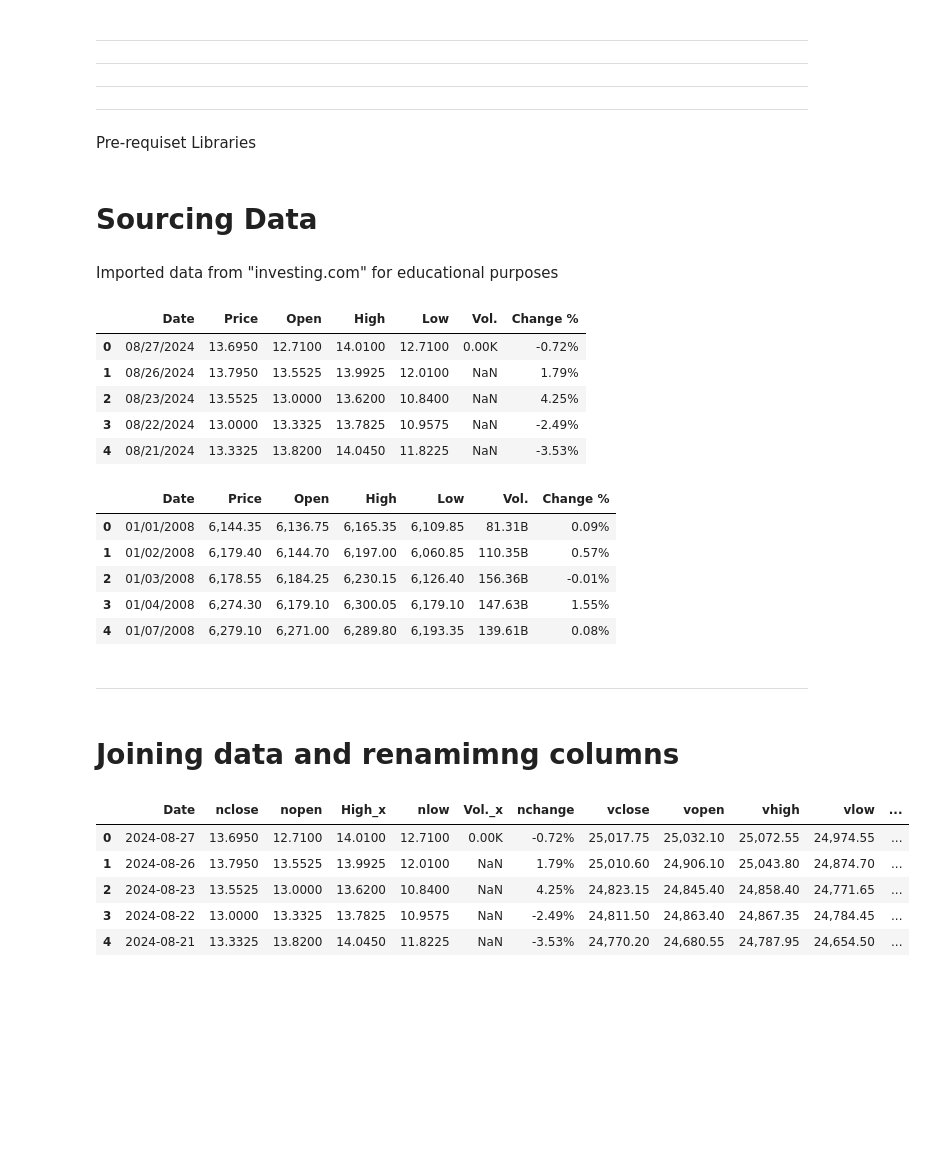
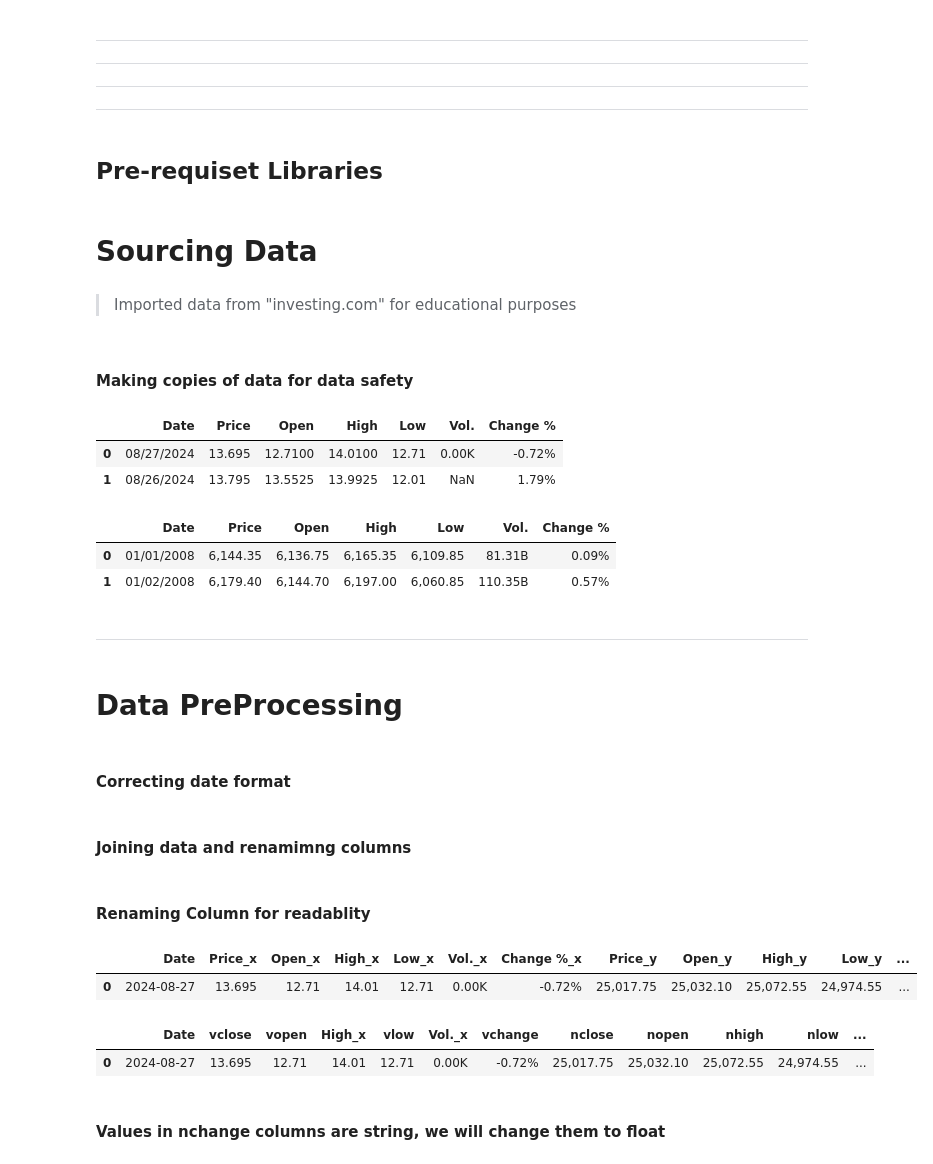
Before and after one commit to albertodavincishekhawat/IndiaVIXanalysis, a Jupyter notebook: AnalysingIndiaVIXdata.ipynb, the cells around one changed output. Saved outputs shown, nothing was run; the diff lists cells and outputs as text; code cells hidden in the pictures; blank space fills up the shorter version.

Commit message:
started with data cleaning

```diff
--- a/AnalysingIndiaVIXdata.ipynb
+++ b/AnalysingIndiaVIXdata.ipynb
@@ -38,52 +36,50 @@ Analyse data in two time frames by analysing
 ---
 ---
 # %% [markdown]
-Pre-requiset Libraries
+## Pre-requiset Libraries
 # %%
 import pandas as pd # type: ignore
 # %% [markdown]
 # Sourcing Data
 # %% [markdown]
-Imported data from "investing.com" for educational purposes
+>Imported data from "investing.com" for educational purposes
+# %% [markdown]
+#### Making copies of data for data safety
 # %%
-df1 = pd.read_csv(r'C:\Users\ALIE-n-WARE\Desktop\IndiaVIXanalysis\Data\India VIX Historical Data.csv')
-df1.head()
+data1 = pd.read_csv(r'C:\Users\ALIE-n-WARE\Desktop\IndiaVIXanalysis\Data\India VIX Historical Data.csv')
+df1 = data1.copy()
+df1.head(2)
 # %% [output]
 |  | Date | Price | Open | High | Low | Vol. | Change % |
-| 0 | 08/27/2024 | 13.6950 | 12.7100 | 14.0100 | 12.7100 | 0.00K | -0.72% |
-| 1 | 08/26/2024 | 13.7950 | 13.5525 | 13.9925 | 12.0100 | NaN | 1.79% |
-| 2 | 08/23/2024 | 13.5525 | 13.0000 | 13.6200 | 10.8400 | NaN | 4.25% |
-| 3 | 08/22/2024 | 13.0000 | 13.3325 | 13.7825 | 10.9575 | NaN | -2.49% |
-| 4 | 08/21/2024 | 13.3325 | 13.8200 | 14.0450 | 11.8225 | NaN | -3.53% |
+| 0 | 08/27/2024 | 13.695 | 12.7100 | 14.0100 | 12.71 | 0.00K | -0.72% |
+| 1 | 08/26/2024 | 13.795 | 13.5525 | 13.9925 | 12.01 | NaN | 1.79% |
 # %%
-df2 = pd.read_csv(r'C:\Users\ALIE-n-WARE\Desktop\IndiaVIXanalysis\Data\Nifty 50 Historical Data.csv')
-df2.head()
+data2 = pd.read_csv(r'C:\Users\ALIE-n-WARE\Desktop\IndiaVIXanalysis\Data\Nifty 50 Historical Data.csv')
+df2 = data2.copy()
+df2.head(2)
 # %% [output]
 |  | Date | Price | Open | High | Low | Vol. | Change % |
 | 0 | 01/01/2008 | 6,144.35 | 6,136.75 | 6,165.35 | 6,109.85 | 81.31B | 0.09% |
 | 1 | 01/02/2008 | 6,179.40 | 6,144.70 | 6,197.00 | 6,060.85 | 110.35B | 0.57% |
-| 2 | 01/03/2008 | 6,178.55 | 6,184.25 | 6,230.15 | 6,126.40 | 156.36B | -0.01% |
-| 3 | 01/04/2008 | 6,274.30 | 6,179.10 | 6,300.05 | 6,179.10 | 147.63B | 1.55% |
-| 4 | 01/07/2008 | 6,279.10 | 6,271.00 | 6,289.80 | 6,193.35 | 139.61B | 0.08% |
 # %% [markdown]
 ---
-# %% [markdown]
-# Joining data and renamimng columns
+# %% [markdown]
+# Data PreProcessing
+# %% [markdown]
+#### Correcting date format
 # %%
 # Convert 'date' columns to datetime if they are not already
 df1['Date'] = pd.to_datetime(df1['Date'])
 df2['Date'] = pd.to_datetime(df2['Date'])
+# %% [markdown]
+#### Joining data and renamimng columns
 # %%
 # Merge DataFrames on 'date'
 niftyvix = pd.merge(df1, df2, on='Date', how='inner')
-# %%
-niftyvix = niftyvix.rename(columns={'Price_x': 'nclose', 'Open_x': 'nopen', 'Low_x': 'nlow', 'Change %_x': 'nchange', 'Price_y': 'vclose', 'Open_y': 'vopen', 'High_y': 'vhigh', 'Low_y': 'vlow', 'Change %_y': 'vchange'})
+# %% [markdown]
+#### Renaming Column for readablity
 # %%
-niftyvix.head()
+niftyvix.head(1)
 # %% [output]
-|  | Date | nclose | nopen | High_x | nlow | Vol._x | nchange | vclose | vopen | vhigh | vlow | ... |
-| 0 | 2024-08-27 | 13.6950 | 12.7100 | 14.0100 | 12.7100 | 0.00K | -0.72% | 25,017.75 | 25,032.10 | 25,072.55 | 24,974.55 | ... |
-| 1 | 2024-08-26 | 13.7950 | 13.5525 | 13.9925 | 12.0100 | NaN | 1.79% | 25,010.60 | 24,906.10 | 25,043.80 | 24,874.70 | ... |
-| 2 | 2024-08-23 | 13.5525 | 13.0000 | 13.6200 | 10.8400 | NaN | 4.25% | 24,823.15 | 24,845.40 | 24,858.40 | 24,771.65 | ... |
-| 3 | 2024-08-22 | 13.0000 | 13.3325 | 13.7825 | 10.9575 | NaN | -2.49% | 24,811.50 | 24,863.40 | 24,867.35 | 24,784.45 | ... |
-| 4 | 2024-08-21 | 13.3325 | 13.8200 | 14.0450 | 11.8225 | NaN | -3.53% | 24,770.20 | 24,680.55 | 24,787.95 | 24,654.50 | ... |
+|  | Date | Price_x | Open_x | High_x | Low_x | Vol._x | Change %_x | Price_y | Open_y | High_y | Low_y | ... |
+| 0 | 2024-08-27 | 13.695 | 12.71 | 14.01 | 12.71 | 0.00K | -0.72% | 25,017.75 | 25,032.10 | 25,072.55 | 24,974.55 | ... |
@@ -89,0 +88,7 @@ niftyvix.head()
+# %%
+niftyvix.head(1)
+# %% [output]
+|  | Date | vclose | vopen | High_x | vlow | Vol._x | vchange | nclose | nopen | nhigh | nlow | ... |
+| 0 | 2024-08-27 | 13.695 | 12.71 | 14.01 | 12.71 | 0.00K | -0.72% | 25,017.75 | 25,032.10 | 25,072.55 | 24,974.55 | ... |
+# %% [markdown]
+#### Values in **nchange** columns are **string**, we will change them to **float**
```
Also changed, not shown: parts of 18 cells of this notebook.
